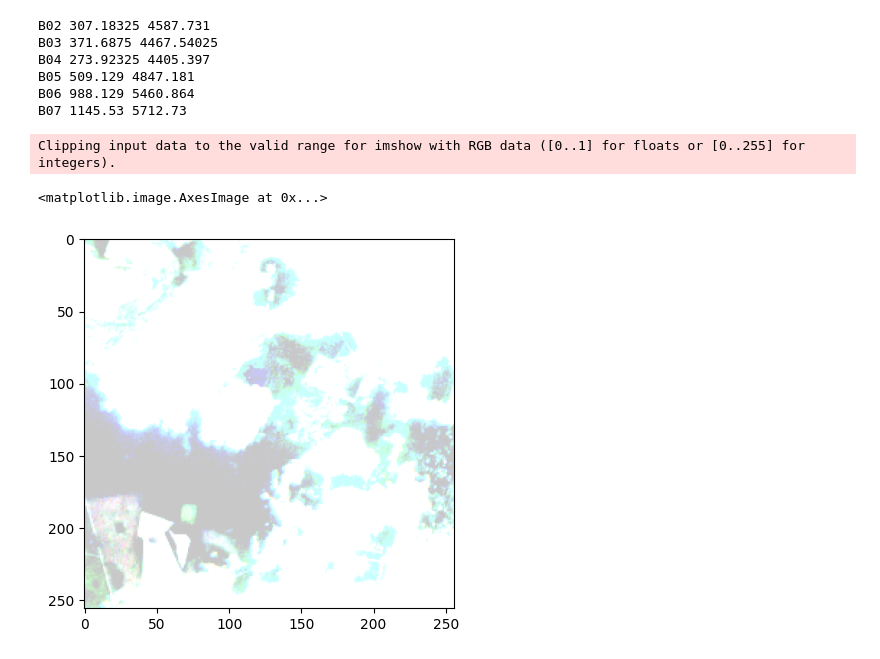
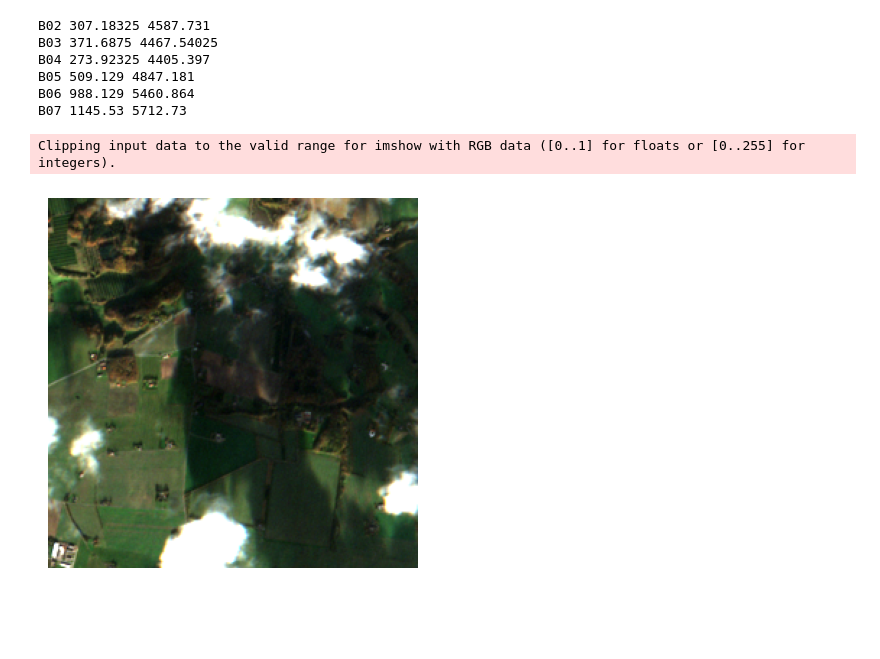
Before and after one commit to ThomasHEBRARD/cloud_removal, a Jupyter notebook: preprocess/normalisation.ipynb, the cells around one changed output. Cells and saved outputs as stored; diff of their text form; code cells hidden in the pictures; blank space fills up the shorter version.

```diff
--- a/preprocess/normalisation.ipynb
+++ b/preprocess/normalisation.ipynb
@@ -100,9 +100,18 @@ clipped_B03 = np.clip(B03, 200, 4580)
 clipped_B04 = np.clip(B04, 200, 4580)
 # %%
 cim = np.array(np.stack((clipped_B04, clipped_B03, clipped_B02), axis=-1))
-# %%
-plt.imshow(cim)
-# %% [output]
-Clipping input data to the valid range for imshow with RGB data ([0..1] for floats or [0..255] for integers).
-<matplotlib.image.AxesImage at 0x...>
-[figure, removed]
+# %%
+# im = gdal.Open("data/cropped/s2/S2_32VNH_20200103/S2_32VNH_20200103_B02/S2_32VNH_20200103_B02_137_520460_6289760_256.vrt").ReadAsArray()
+# im = gdal.Open("data/cropped/s2/S2_32VNH_20210926/S2_32VNH_20210926_B02/S2_32VNH_20210926_B02_1195_587020_6228320_256.vrt").ReadAsArray()
+B02 = gdal.Open("data/cropped/s2/S2_32VNH_20211105/S2_32VNH_20211105_B02/S2_32VNH_20211105_B02_1267_551180_6223200_256.vrt").ReadAsArray()
+B03 = gdal.Open("data/cropped/s2/S2_32VNH_20211105/S2_32VNH_20211105_B03/S2_32VNH_20211105_B03_1267_551180_6223200_256.vrt").ReadAsArray()
+B04 = gdal.Open("data/cropped/s2/S2_32VNH_20211105/S2_32VNH_20211105_B04/S2_32VNH_20211105_B04_1267_551180_6223200_256.vrt").ReadAsArray()
+n = "B11"
+im = gdal.Open(f"data/cropped/s1/S1_32VNH_202110").ReadAsArray()
+# im = np.stack((B04, B03, B02), axis=-1)/2000
+plt.imshow(im)
+plt.axis('off')
+plt.savefig(n+".png", bbox_inches='tight')
+# %% [output]
+Clipping input data to the valid range for imshow with RGB data ([0..1] for floats or [0..255] for integers).
+[figure, added]
```
Also changed, not shown: 16 other files.
